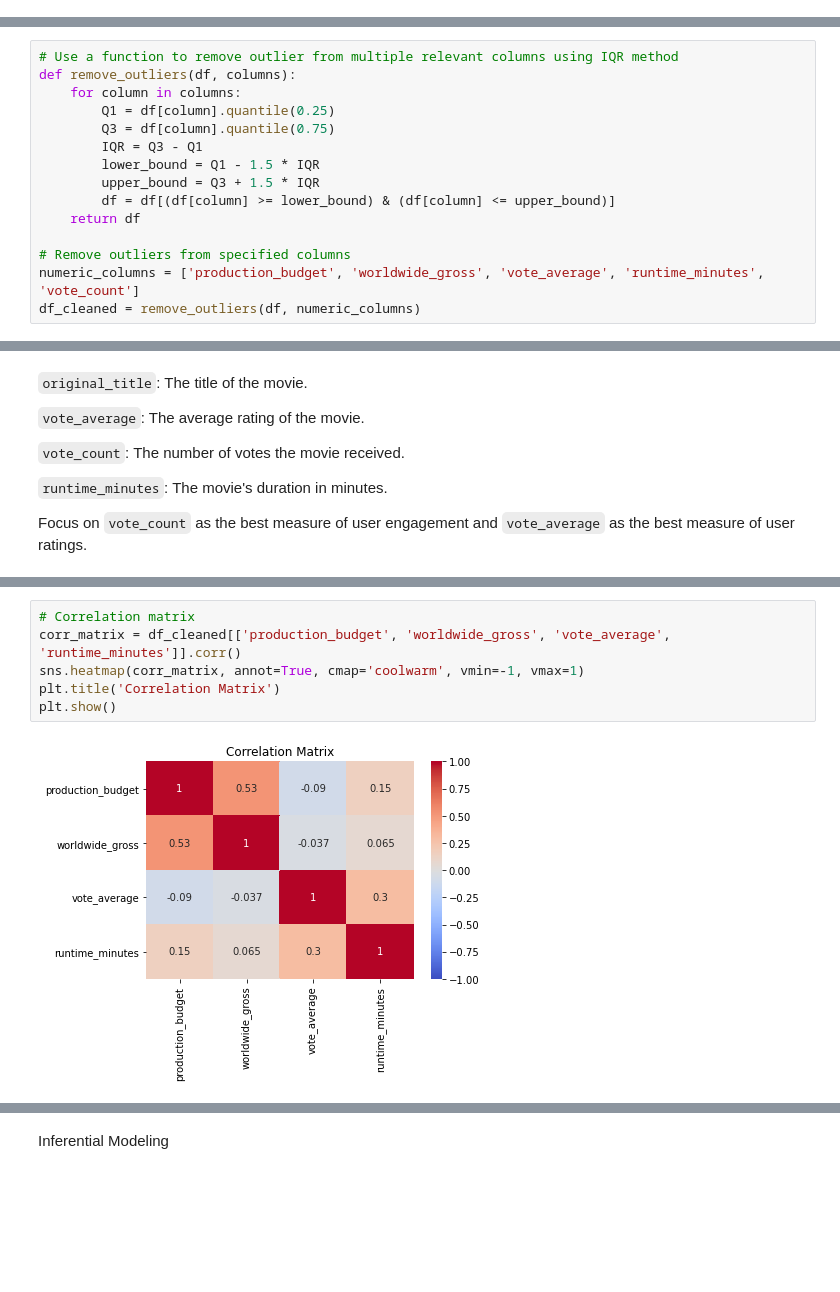
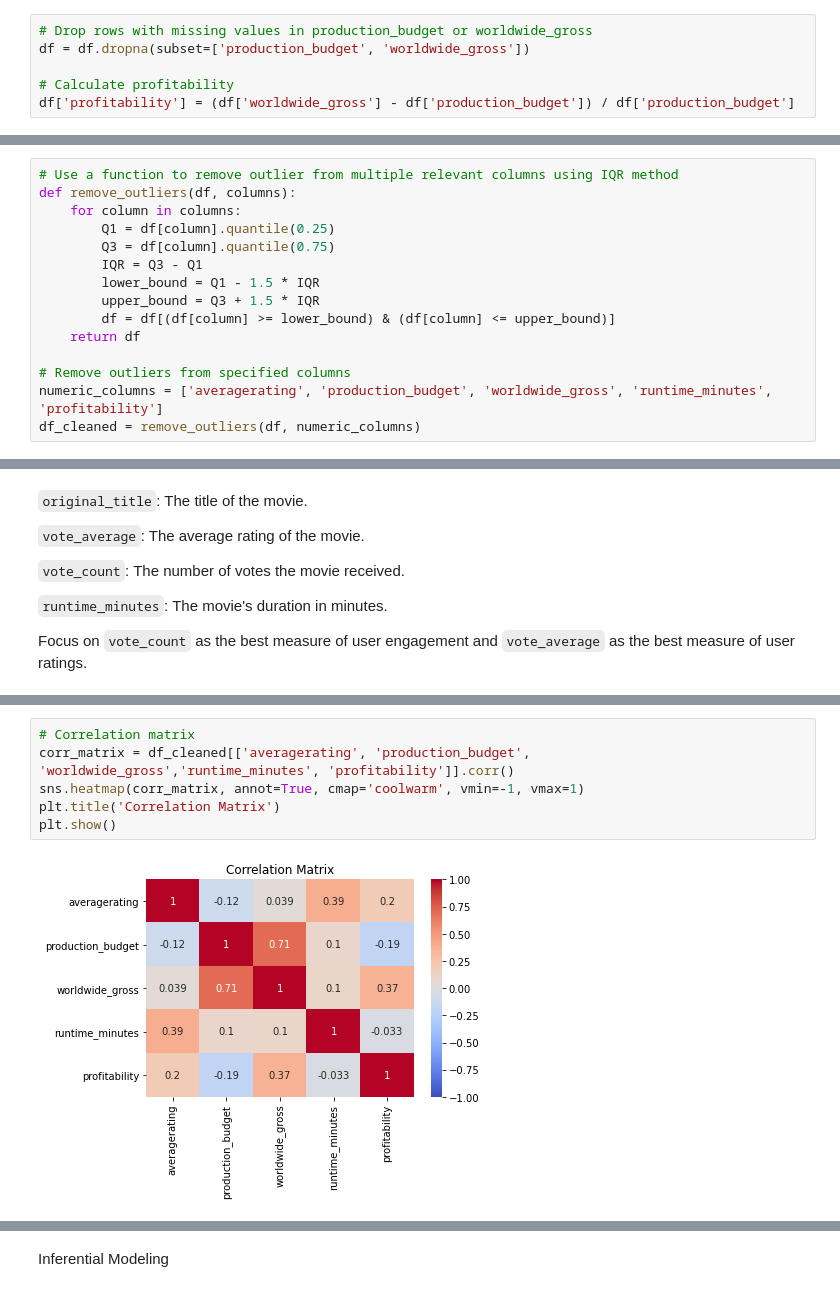
Before and after one commit to MuiruriVivian/PHASE-2-GROUP-7-PROJECT, a Jupyter notebook: Soudie.ipynb, the cells around one changed output, grey strips where cells are left out. Saved outputs shown, nothing was run; the diff lists cells and outputs as text; blank space fills up the shorter version.

```diff
--- a/Soudie.ipynb
+++ b/Soudie.ipynb
@@ -40,0 +44,6 @@ df = pd.merge(merged_data_df, gross_budget_df, left_on='original_title', right_o
+# %%
+# Drop rows with missing values in production_budget or worldwide_gross
+df = df.dropna(subset=['production_budget', 'worldwide_gross'])
+
+# Calculate profitability
+df['profitability'] = (df['worldwide_gross'] - df['production_budget']) / df['production_budget']
@@ -58,7 +76,7 @@ def remove_outliers(df, columns):
     return df
 
 # Remove outliers from specified columns
-numeric_columns = ['production_budget', 'worldwide_gross', 'vote_average', 'runtime_minutes', 'vote_count']
+numeric_columns = ['averagerating', 'production_budget', 'worldwide_gross', 'runtime_minutes', 'profitability']
 df_cleaned = remove_outliers(df, numeric_columns)
 # %% [markdown]
 Exploratory Data Analysis (EDA)
@@ -119,11 +137,11 @@ plt.show()
 # %%
 # Correlation matrix
-corr_matrix = df_cleaned[['production_budget', 'worldwide_gross', 'vote_average', 'runtime_minutes']].corr()
+corr_matrix = df_cleaned[['averagerating', 'production_budget', 'worldwide_gross','runtime_minutes', 'profitability']].corr()
 sns.heatmap(corr_matrix, annot=True, cmap='coolwarm', vmin=-1, vmax=1)
 plt.title('Correlation Matrix')
 plt.show()
 # %% [output]
-[figure, old version]
+[figure, new version]
 # %%
 # Scatter plots
 fig, axes = plt.subplots(1, 2, figsize=(15, 5))
```
Also changed, not shown: parts of 30 cells of this notebook.
